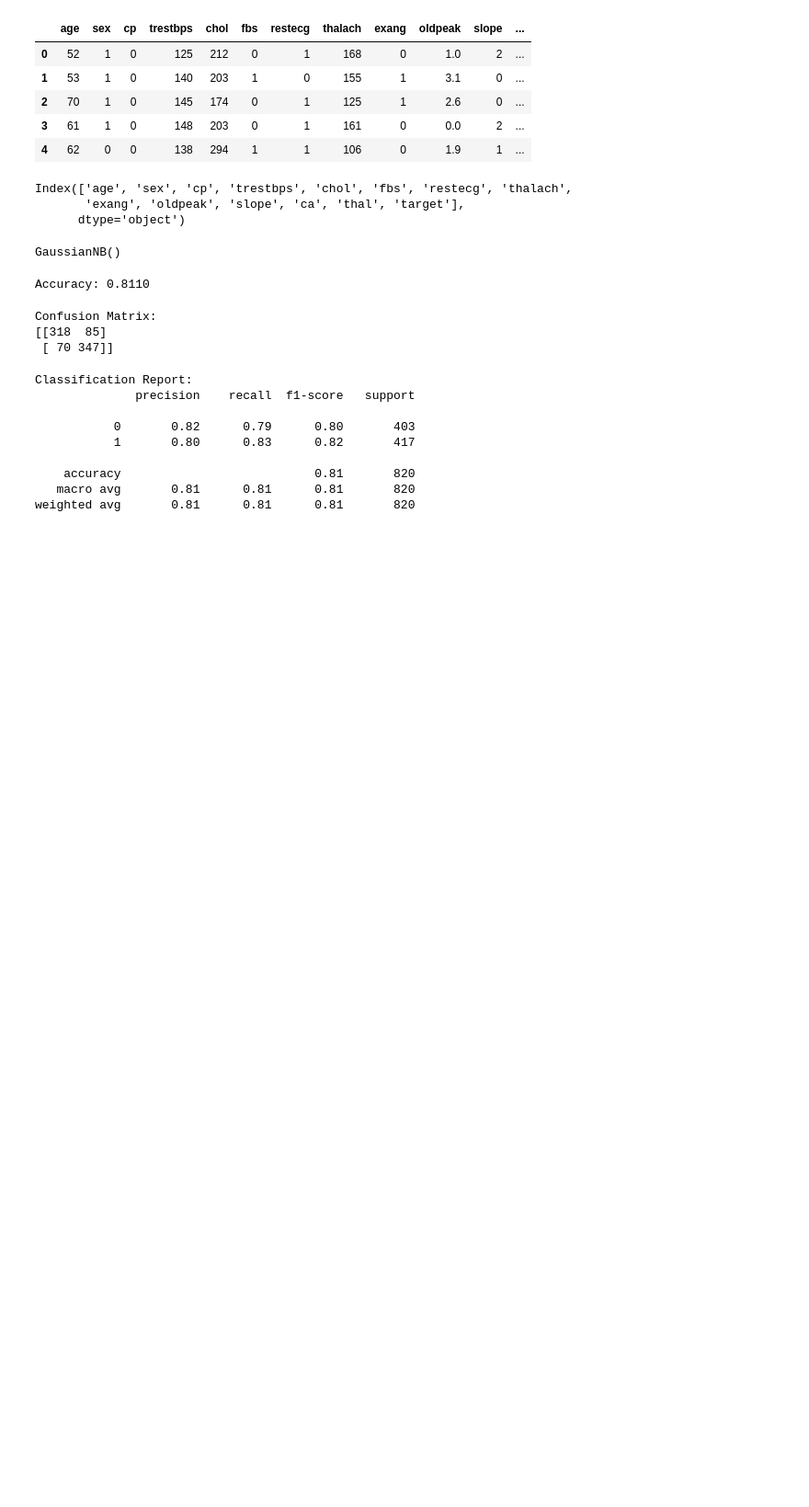
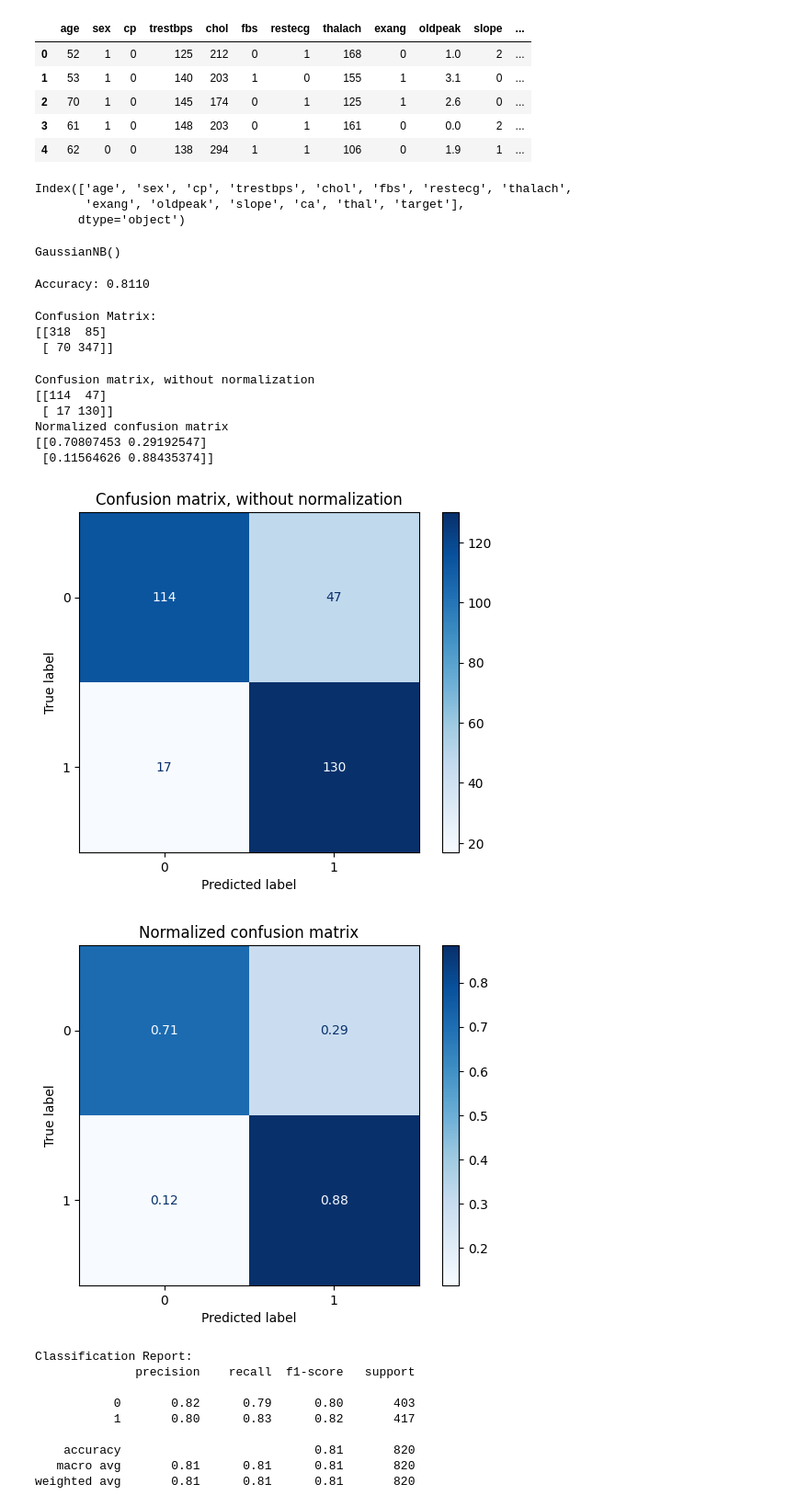
Before and after one commit to zehranurr/DataScience-HeartDisease, a Jupyter notebook: naivebayes.ipynb, the cells around one changed output. Shown: that part at 92% size. Cells and saved outputs as stored; diff of their text form; code cells hidden in the pictures; blank space fills up the shorter version.

```diff
--- a/naivebayes.ipynb
+++ b/naivebayes.ipynb
@@ -62,6 +84,47 @@ print(conf_matrix)
 Confusion Matrix:
 [[318  85]
  [ 70 347]]
+# %%
+#split dataset in features and target variable
+feature_cols=['age', 'sex', 'cp', 'trestbps', 'chol', 'fbs', 'restecg', 'thalach',
+        'exang', 'oldpeak', 'slope', 'ca', 'thal']
+X = df[feature_cols].values
+y = df.target.values
+
+
+X_train, X_test, y_train, y_test = train_test_split(X, y, test_size=0.3, random_state=1) # 70% training and 30% test
+classifier=GaussianNB().fit(X_train, y_train)
+
+
+
+titles_options = [
+    ("Confusion matrix, without normalization", None),
+    ("Normalized confusion matrix", "true"),
+]
+for title, normalize in titles_options:
+    disp = ConfusionMatrixDisplay.from_estimator(
+        classifier,
+        X_test,
+        y_test,
+
+        cmap=plt.cm.Blues,
+        normalize=normalize,
+    )
+    disp.ax_.set_title(title)
+
+    print(title)
+    print(disp.confusion_matrix)
+
+plt.show()
+# %% [output]
+Confusion matrix, without normalization
+[[114  47]
+ [ 17 130]]
+Normalized confusion matrix
+[[0.70807453 0.29192547]
+ [0.11564626 0.88435374]]
+[figure, added]
+[figure, added]
 # %%
 
 # Showing Classification Report
```
Also changed, not shown: parts of 2 cells of this notebook, 5 other files.
